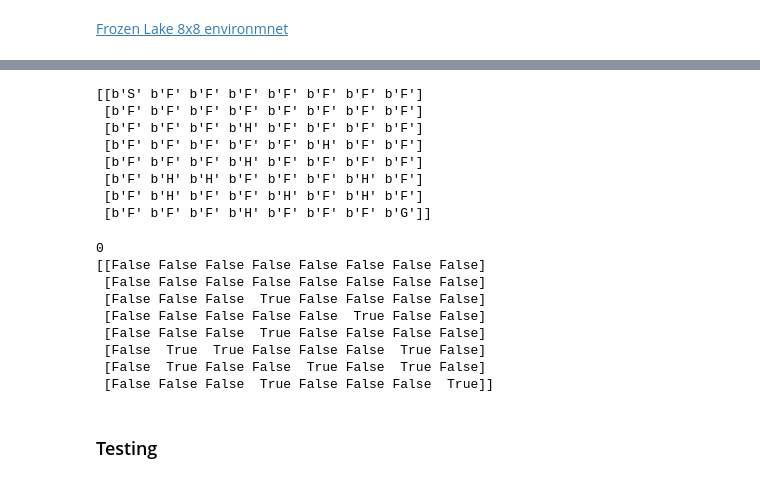
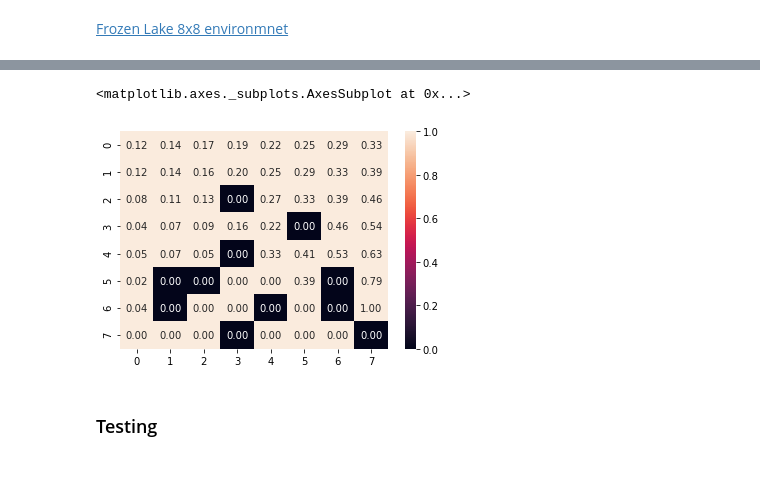
Before and after one commit to ltsaprounis/tabular_RL_openaigym, a Jupyter notebook: FrozenLakeMonteCarloQ.ipynb, the cells around one changed output, grey strips where cells are left out. Saved outputs shown, nothing was run; the diff lists cells and outputs as text; code cells hidden in the pictures.

```diff
--- a/FrozenLakeMonteCarloQ.ipynb
+++ b/FrozenLakeMonteCarloQ.ipynb
@@ -286,27 +237,8 @@ sn.heatmap(np.max(Q, axis=1).reshape(map_shape), annot=True, fmt="0.2f")
-# %%
-print(env.env.desc)
-# %% [output]
-[[b'S' b'F' b'F' b'F' b'F' b'F' b'F' b'F']
- [b'F' b'F' b'F' b'F' b'F' b'F' b'F' b'F']
- [b'F' b'F' b'F' b'H' b'F' b'F' b'F' b'F']
- [b'F' b'F' b'F' b'F' b'F' b'H' b'F' b'F']
- [b'F' b'F' b'F' b'H' b'F' b'F' b'F' b'F']
- [b'F' b'H' b'H' b'F' b'F' b'F' b'H' b'F']
- [b'F' b'H' b'F' b'F' b'H' b'F' b'H' b'F']
- [b'F' b'F' b'F' b'H' b'F' b'F' b'F' b'G']]
-# %%
-print('')
-print(term_state_flag.reshape(map_shape))
-# %% [output]
-0
-[[False False False False False False False False]
- [False False False False False False False False]
- [False False False  True False False False False]
- [False False False False False  True False False]
- [False False False  True False False False False]
- [False  True  True False False False  True False]
- [False  True False False  True False  True False]
- [False False False  True False False False  True]]
+# %%
+sn.heatmap(np.logical_not(term_state_flag).reshape(map_shape), annot=np.max(Q, axis=1).reshape(map_shape), fmt="0.2f")
+# %% [output]
+<matplotlib.axes._subplots.AxesSubplot at 0x...>
+[figure, added]
 # %% [markdown]
 ### Testing
 # %%
```
Also changed, not shown: parts of 11 cells of this notebook.
